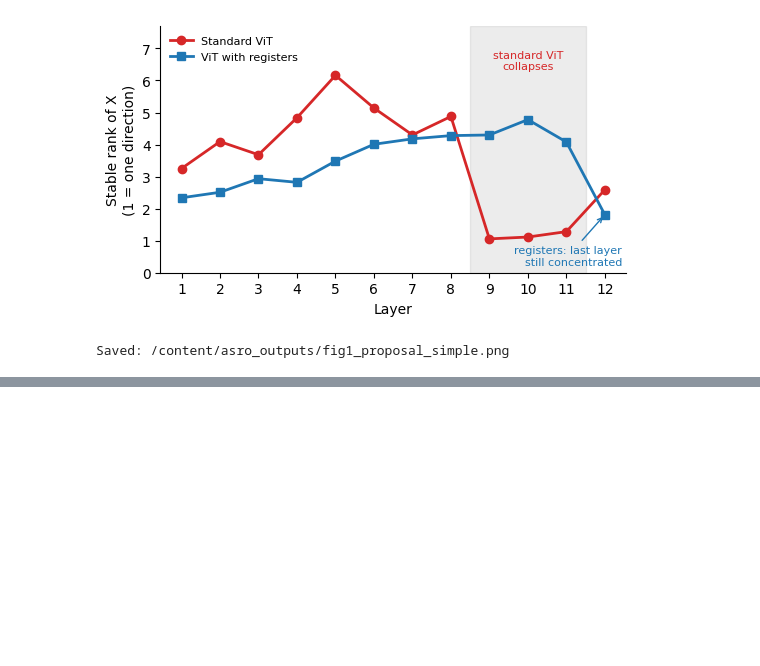
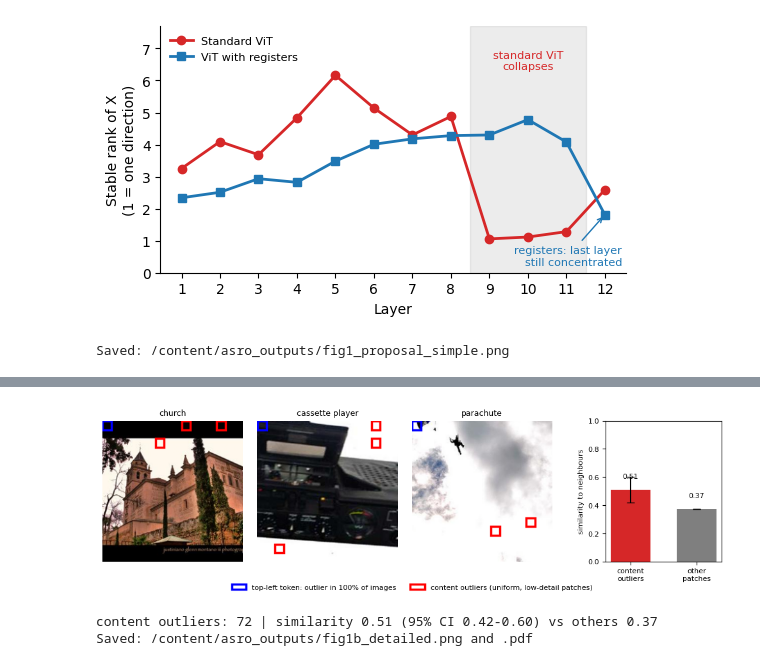
Before and after one commit to Savithakn/asro-pilot, a Jupyter notebook: notebooks/asro_pilot_v0.ipynb, the cells around one changed output, grey strips where cells are left out. Cells and saved outputs as stored; diff of their text form; code cells hidden in the pictures; blank space fills up the shorter version.

```diff
--- a/notebooks/asro_pilot_v0.ipynb
+++ b/notebooks/asro_pilot_v0.ipynb
@@ -537 +604,37 @@ print("Saved:", f"{OUT_DIR}/fig1b_tiny.png and .pdf")
+# %%
+# Cell 16 - detailed Figure 1b (3 images + bar chart with 95% CI) - for GitHub / talks, not the proposal
+# What this cell does and why: one picture with both kinds of outliers and the similarity result.
+rng_b = np.random.default_rng(SEED)
+def boot_ci(x, B=2000):
+    x = np.asarray(x)
+    if len(x) == 0: return (np.nan, np.nan)
+    mm = [rng_b.choice(x, len(x)).mean() for _ in range(B)]
+    return np.percentile(mm, 2.5), np.percentile(mm, 97.5)
+m = outl[10]; mc = m.copy(); mc[:, 0, 0] = False
+lo, hi = boot_ci(red[mc]); vals = [red[mc].mean(), red[~m].mean()]
+SHOW3 = SHOW + [i for i in range(len(images)) if i not in SHOW][:3 - len(SHOW)]
+fig = plt.figure(figsize=(10, 3.0))
+gs = fig.add_gridspec(1, 5, width_ratios=[1, 1, 1, 0.22, 0.8], wspace=0.08)
+for j, k in enumerate(SHOW3):
+    ax = fig.add_subplot(gs[0, j]); ax.imshow(imgs[k].permute(1, 2, 0).numpy()); ax.axis("off")
+    for r_, c_ in zip(*np.nonzero(m[k])):
+        ax.add_patch(mpatches.Rectangle((c_ * PATCH, r_ * PATCH), PATCH, PATCH, fill=False,
+                                        ec="blue" if (r_, c_) == (0, 0) else "red", lw=2.5))
+    ax.set_title(names[k], fontsize=9)
+ax = fig.add_subplot(gs[0, 4])
+ax.bar([0, 1], vals, color=["tab:red", "tab:gray"], width=0.6, yerr=[[vals[0] - lo, 0], [hi - vals[0], 0]], capsize=4)
+ax.set_xticks([0, 1]); ax.set_xticklabels(["content\noutliers", "other\npatches"], fontsize=8)
+ax.set_ylabel("similarity to neighbours", fontsize=8); ax.set_ylim(0, 1); ax.tick_params(labelsize=8)
+for x, v in zip([0, 1], vals): ax.text(x, v + 0.08, f"{v:.2f}", ha="center", fontsize=8)
+handles = [mpatches.Patch(fill=False, ec="blue", lw=2.5, label=f"top-left token: outlier in {m[:, 0, 0].mean():.0%} of images"),
+           mpatches.Patch(fill=False, ec="red", lw=2.5, label="content outliers (uniform, low-detail patches)")]
+fig.legend(handles=handles, loc="lower center", ncol=2, fontsize=8, frameon=False)
+plt.subplots_adjust(bottom=0.17, top=0.9, left=0.02, right=0.99)
+plt.savefig(f"{OUT_DIR}/fig1b_detailed.png", dpi=300); plt.savefig(f"{OUT_DIR}/fig1b_detailed.pdf"); plt.show()
+print(f"content outliers: {mc.sum()} | similarity {vals[0]:.2f} (95% CI {lo:.2f}-{hi:.2f}) vs others {vals[1]:.2f}")
+print("Saved:", f"{OUT_DIR}/fig1b_detailed.png and .pdf")
+# %% [output]
+[figure, added]
+content outliers: 72 | similarity 0.51 (95% CI 0.42-0.60) vs others 0.37
+Saved: /content/asro_outputs/fig1b_detailed.png and .pdf
 # %%
```
Also changed, not shown: parts of 14 cells of this notebook.
